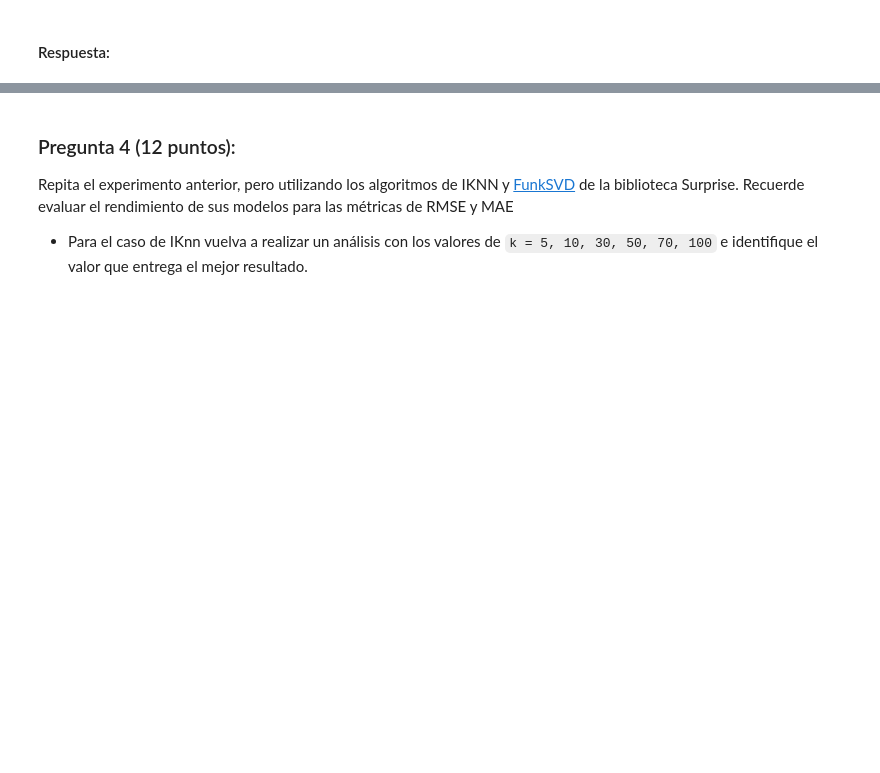
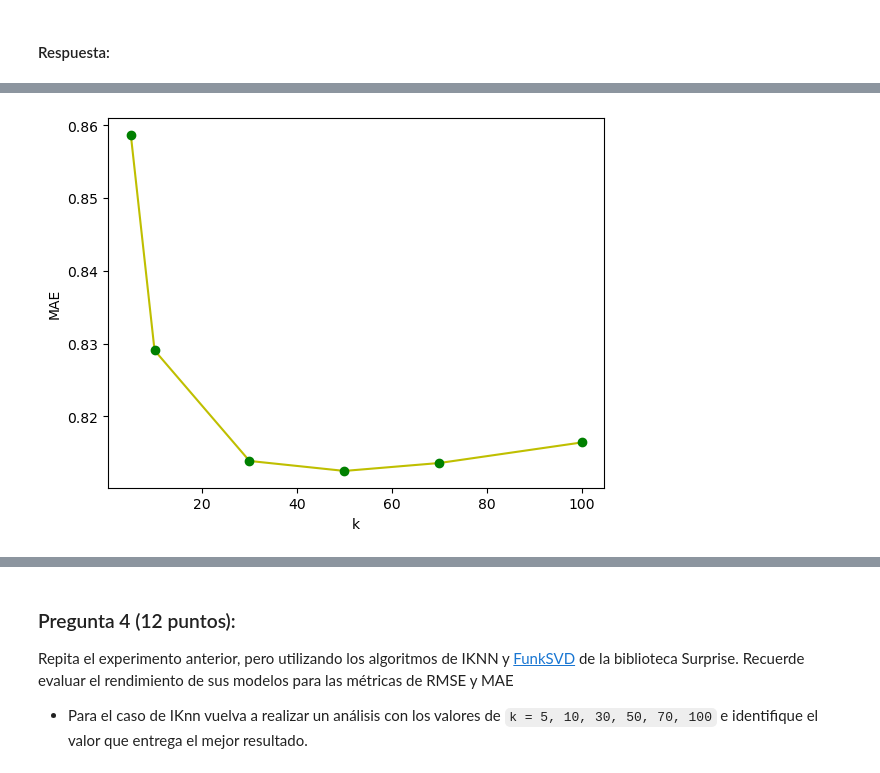
Before and after one commit to igmendozac/Sistemas_Recomendadores, a Jupyter notebook: Notebooks/Tarea1_Ivan_Mendoza.ipynb, the cells around one changed output, grey strips where cells are left out. Saved outputs shown, nothing was run; the diff lists cells and outputs as text; code cells hidden in the pictures; blank space fills up the shorter version.

```diff
--- a/Notebooks/Tarea1_Ivan_Mendoza.ipynb
+++ b/Notebooks/Tarea1_Ivan_Mendoza.ipynb
@@ -311,0 +486,8 @@ Escriba su respuesta en esta celda
+# %%
+plt.plot(k_values, mae_values, 'y-')
+plt.plot(k_values, mae_values, 'go')
+plt.xlabel("k")
+plt.ylabel("MAE")
+plt.show()
+# %% [output]
+[figure, added]
```
Also changed, not shown: parts of 40 cells of this notebook, 25 other files.
